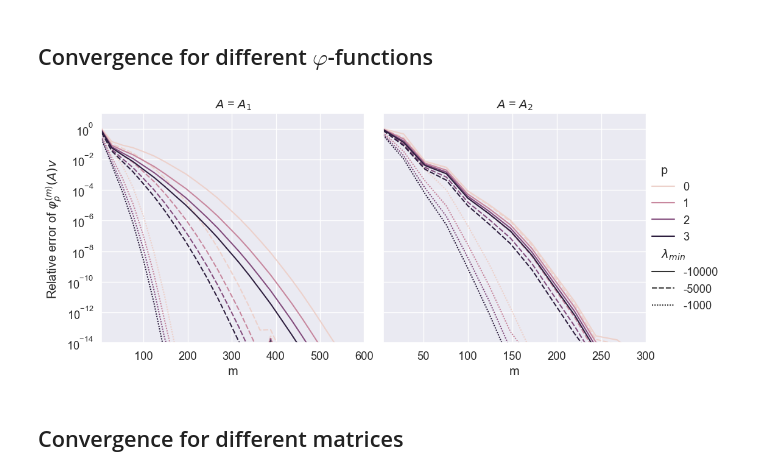
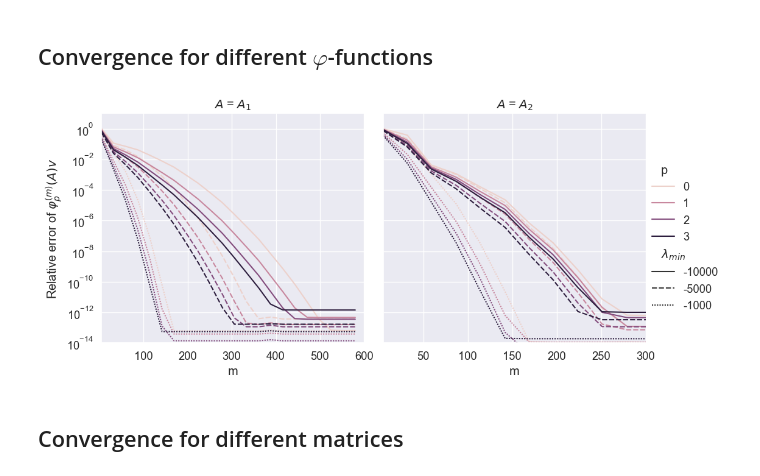
Before and after one commit to sprmsv/KAMF, a Jupyter notebook: experiments.ipynb, the cells around one changed output. Cells and saved outputs as stored; diff of their text form; code cells hidden in the pictures.

```diff
--- a/experiments.ipynb
+++ b/experiments.ipynb
@@ -246,37 +246,37 @@ data = df[
     & ((df['name'] == '$A_1$') | (df['name'] == '$A_2$'))
 
     # Size
-    & (df['n'] == 3600)
+    & (df['n'] == 4900)
 
     # Smallest eigenvalue
     & ((df['a'] == -10000) | (df['a'] == -5000) | (df['a'] == -1000))
 
     # Custom
     & ~((df['name'] == '$A_2$') & (df['n'] == 3600) & (df['m'] > 300))
     & (df['m'] < 600)
 ]
 
 fg = sns.relplot(
     data=data.rename(columns={'name': '$A$', 'a': '$\\lambda_{min}$'}),
     x='m',
     y='err',
     kind='line',
     hue='p',
     col='$A$',
     style='$\\lambda_{min}$',
     col_wrap=2,
     facet_kws={'sharex': False},
 )
 fg.set(
     yscale='log',
     xlim=[5, None],
     ylim=[1e-14, 1e+01],
     ylabel='Relative error of $\\varphi_p^{(m)}(A)v$',
 );
 fg.axes[0].set(xlim=[5, 600]);
 fg.axes[1].set(xlim=[5, 300]);
 # %% [output]
-[figure, old version]
+[figure, new version]
 # %% [markdown]
 ## Convergence for different matrices
 # %%
```
Also changed, not shown: 4 other files.
